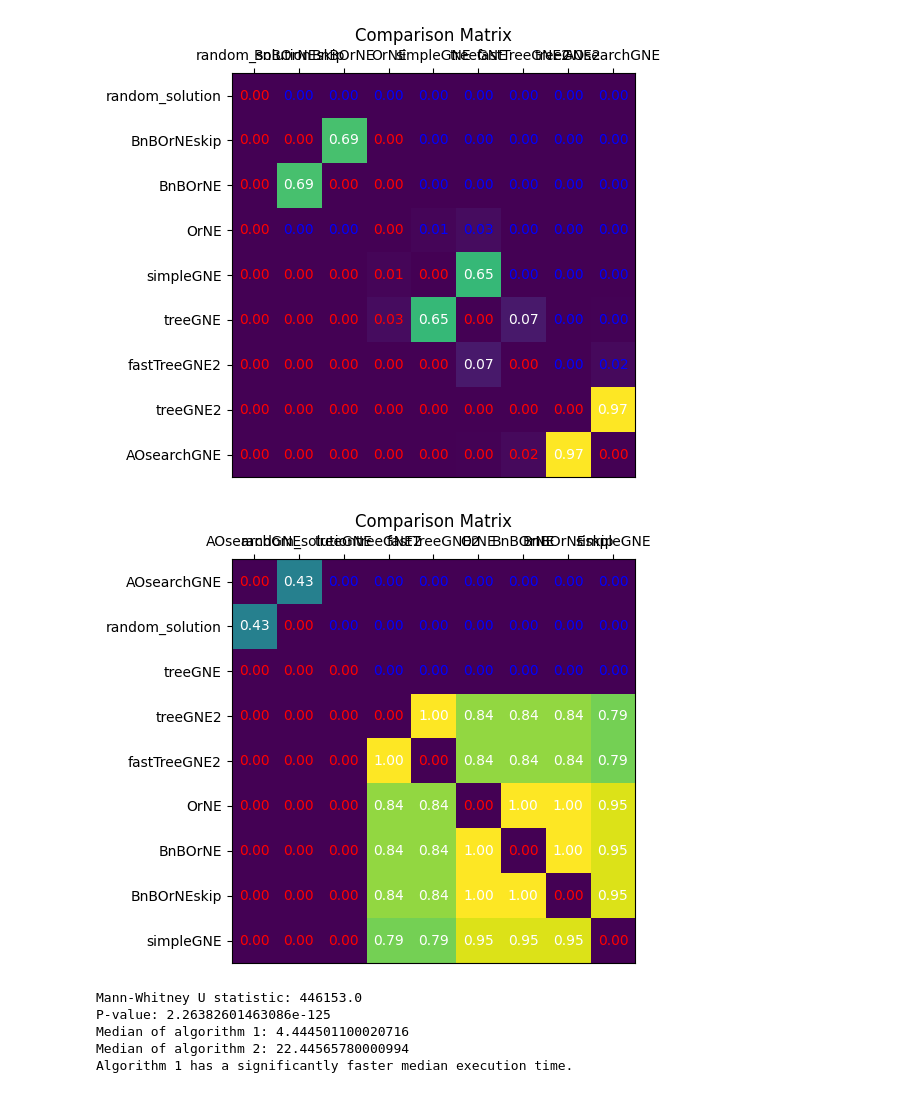
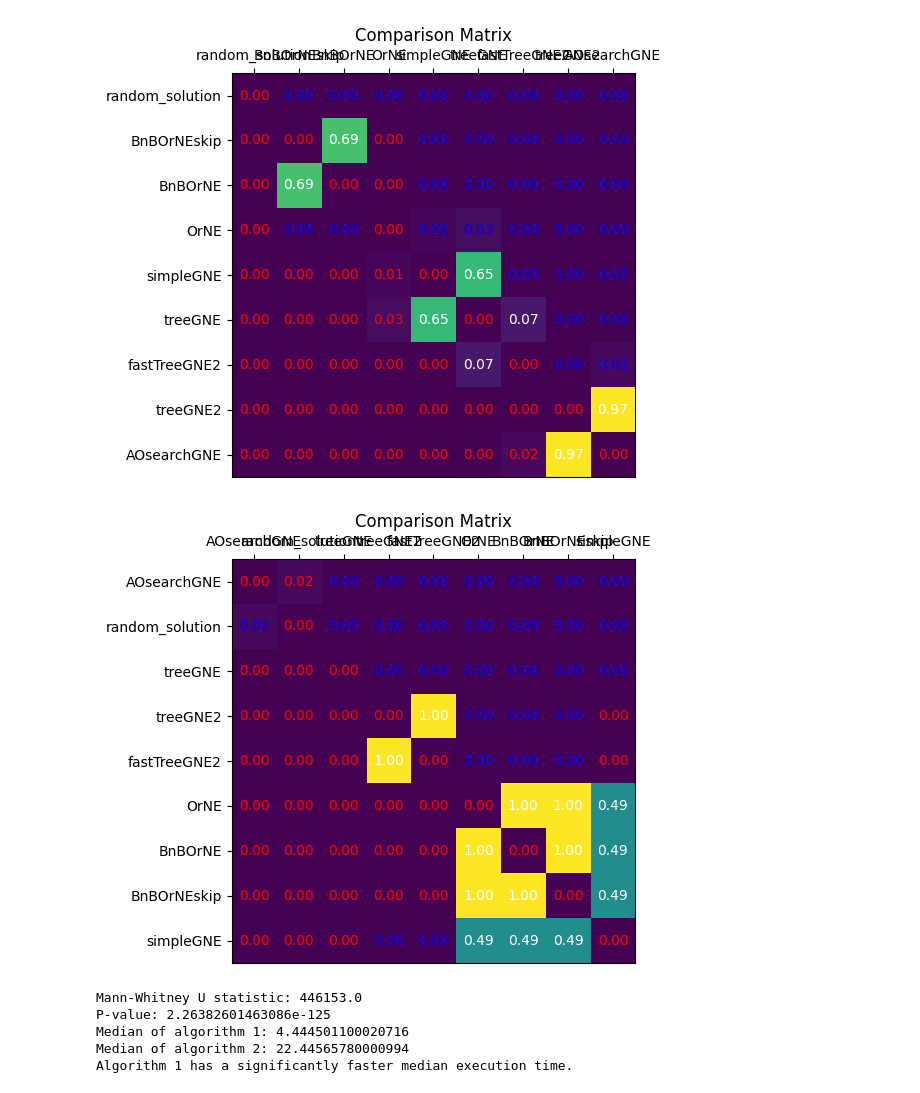
Before and after one commit to thanhan910/MATA-AND-OR, a Jupyter notebook: vis-1000.ipynb, the cells around one changed output. Cells and saved outputs as stored; diff of their text form; code cells hidden in the pictures.

Commit message:
Update comparison matrix for reward ratio

```diff
--- a/vis-1000.ipynb
+++ b/vis-1000.ipynb
@@ -23,6 +23,7 @@ all_algorithms = [
 ]
 # %%
 algorithm_rewards = {algorithm: [d[algorithm]['reward'] for d in data] for algorithm in all_algorithms}
+algorithm_reward_ratio = {algorithm: [d[algorithm]['reward'] / d['upper_bound'] for d in data] for algorithm in all_algorithms}
 algorithm_time = {algorithm: [d[algorithm]['time'] for d in data] for algorithm in all_algorithms}
 # %%
 d_task_nums = [d['task_num'] for d in data]
@@ -162,9 +163,9 @@ compare_and_plot_algorithms(algorithm_time)
 # %% [output]
 [figure]
 # %%
-compare_and_plot_algorithms(algorithm_rewards)
+compare_and_plot_algorithms(algorithm_reward_ratio)
 # %% [output]
-[figure, old version]
+[figure, new version]
 # %%
 
 # Example data (execution times for two algorithms)
```
